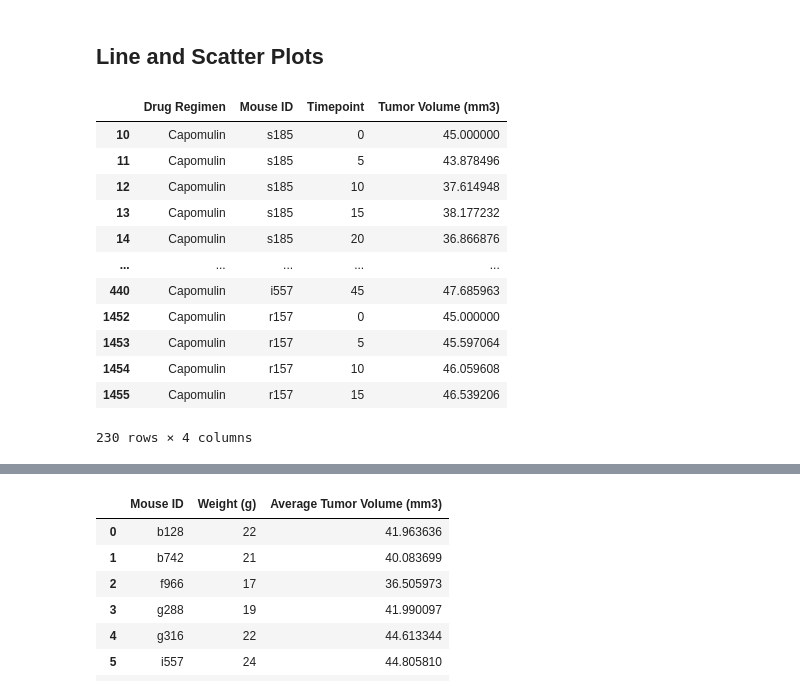
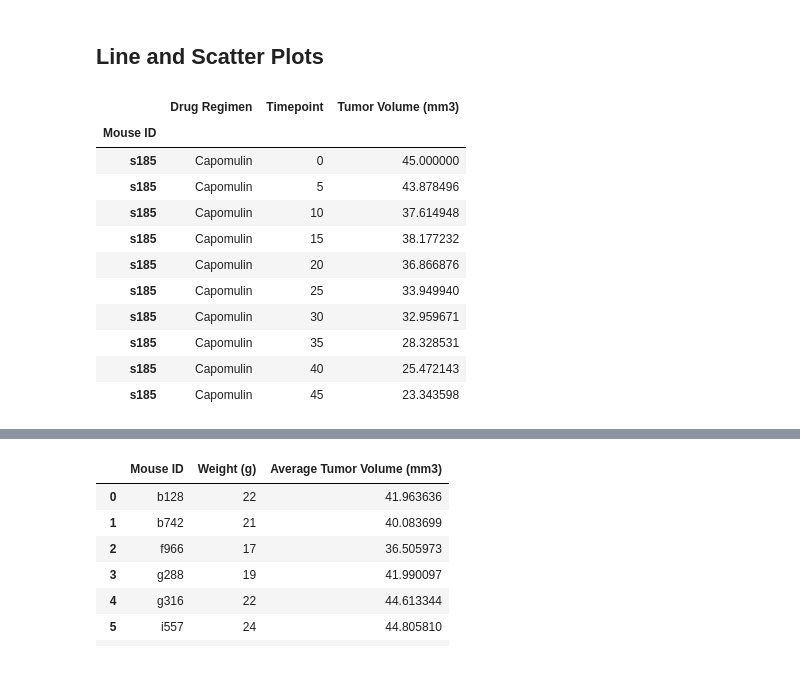
Before and after one commit to ehvandervorst/Matplot-challenge, a Jupyter notebook: pymaceuticals.ipynb, the cells around one changed output, grey strips where cells are left out. Drawn from its saved outputs; the diff is of its cells as text; code cells hidden in the pictures.

```diff
--- a/pymaceuticals.ipynb
+++ b/pymaceuticals.ipynb
@@ -206,19 +244,20 @@ tumor_timepoint.head()
 # %%
 # Generate a line plot of time point versus tumor volume for a mouse treated with Capomulin
 tumor_data_line = study_data_complete[['Drug Regimen', 'Mouse ID', 'Timepoint', 'Tumor Volume (mm3)']]
 tumor_data_line = tumor_data_line.loc[tumor_data_line['Drug Regimen'].isin(['Capomulin'])]
+tumor_data_line = tumor_data_line.loc[tumor_data_line['Mouse ID'].isin(['s185'])]
+tumor_data_line = tumor_data_line.set_index("Mouse ID")
 tumor_data_line
 # %% [output]
-|  | Drug Regimen | Mouse ID | Timepoint | Tumor Volume (mm3) |
-| 10 | Capomulin | s185 | 0 | 45.000000 |
-| 11 | Capomulin | s185 | 5 | 43.878496 |
-| 12 | Capomulin | s185 | 10 | 37.614948 |
-| 13 | Capomulin | s185 | 15 | 38.177232 |
-| 14 | Capomulin | s185 | 20 | 36.866876 |
-| ... | ... | ... | ... | ... |
-| 440 | Capomulin | i557 | 45 | 47.685963 |
-| 1452 | Capomulin | r157 | 0 | 45.000000 |
-| 1453 | Capomulin | r157 | 5 | 45.597064 |
-| 1454 | Capomulin | r157 | 10 | 46.059608 |
-| 1455 | Capomulin | r157 | 15 | 46.539206 |
+|  | Drug Regimen | Timepoint | Tumor Volume (mm3) |
+| Mouse ID |  |  |  |
+| s185 | Capomulin | 0 | 45.000000 |
+| s185 | Capomulin | 5 | 43.878496 |
+| s185 | Capomulin | 10 | 37.614948 |
+| s185 | Capomulin | 15 | 38.177232 |
+| s185 | Capomulin | 20 | 36.866876 |
+| s185 | Capomulin | 25 | 33.949940 |
+| s185 | Capomulin | 30 | 32.959671 |
+| s185 | Capomulin | 35 | 28.328531 |
+| s185 | Capomulin | 40 | 25.472143 |
+| s185 | Capomulin | 45 | 23.343598 |
-230 rows × 4 columns
```
Also changed, not shown: parts of 9 cells of this notebook.
